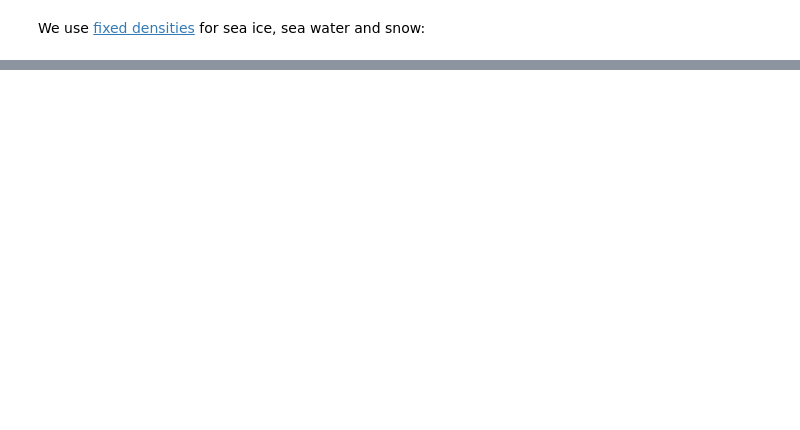
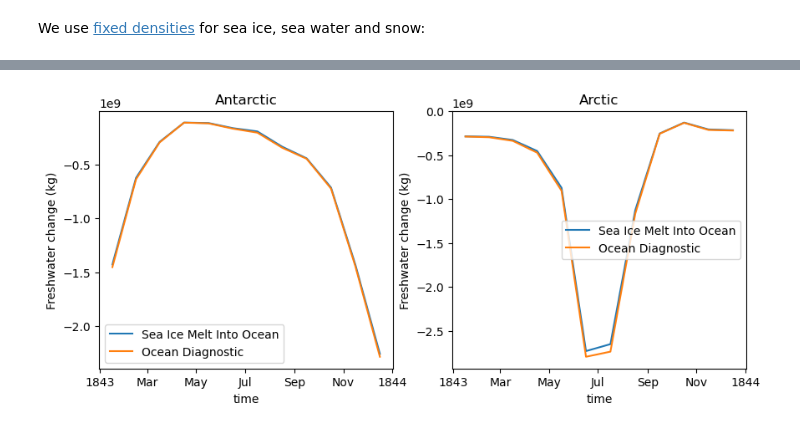
Before and after one commit to ACCESS-NRI/access-esm1.6-configs, a Jupyter notebook: documentation/docs/pages/diagnostics/sea_ice.ipynb, the cells around one changed output, grey strips where cells are left out. Cells and saved outputs as stored; diff of their text form; code cells hidden in the pictures; blank space fills up the shorter version.

```diff
--- a/documentation/docs/pages/diagnostics/sea_ice.ipynb
+++ b/documentation/docs/pages/diagnostics/sea_ice.ipynb
@@ -127,0 +185,18 @@ siflfwbot		Freshwater Flux from Sea Ice
+# %%
+plt.figure(figsize=(10,4))
+for i,hemi in enumerate([sh,nh], start =1):
+    plt.subplot(1,2,i)
+    ((- monthly_ds.sisndmassmelt * monthly_ds.siconc # intensive -> extensive
+     - monthly_ds.sidmassmelttop
+     - monthly_ds.sidmassmeltbot
+     - monthly_ds.sidmassmeltlat
+     )*monthly_ds.tarea).sel(nj=hemi['slice']).sum(['ni','nj']).plot(label='Sea Ice Melt Into Ocean')
+
+    ((-1*wfimelt.wfimelt)*ocean_tarea.area_t).isel(yt_ocean=hemi['slice']).sum(['xt_ocean','yt_ocean']).plot(label='Ocean Diagnostic')
+
+    plt.legend()
+    plt.ylabel('Freshwater change (kg)')
+    plt.title(hemi['title'])
+plt.show()
+# %% [output]
+[figure, added]
```
Also changed, not shown: parts of 63 cells of this notebook.
